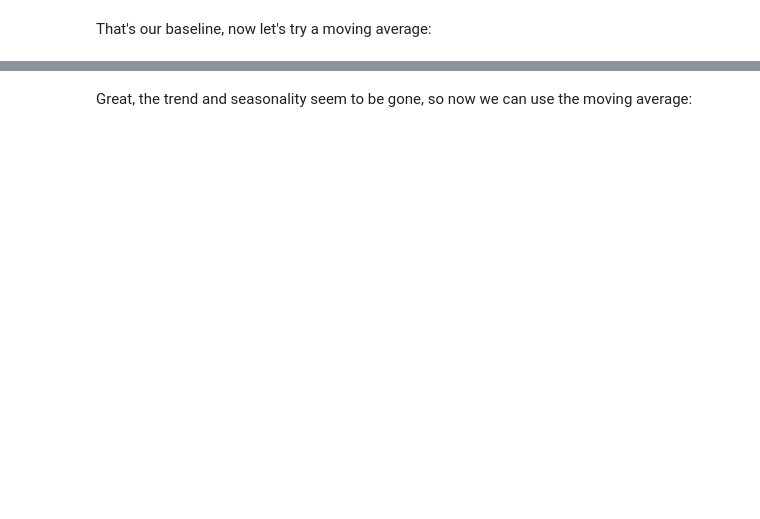
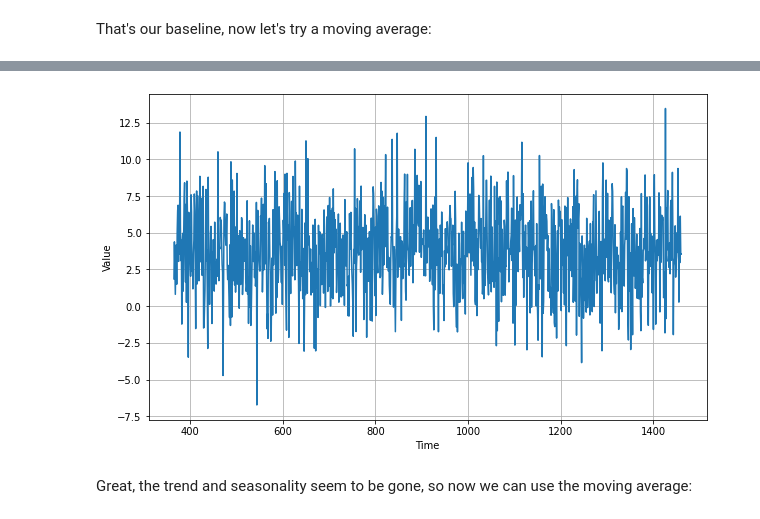
Before and after one commit to AlchemyGeek/Coursera-Tensorflow, a Jupyter notebook: SEQ-Week1-Exercise.ipynb, the cells around one changed output, grey strips where cells are left out. Cells and saved outputs as stored; diff of their text form; code cells hidden in the pictures; blank space fills up the shorter version.

```diff
--- a/SEQ-Week1-Exercise.ipynb
+++ b/SEQ-Week1-Exercise.ipynb
@@ -142,12 +164,14 @@ print(# YOUR CODE HERE)
 # %%
-diff_series = (# YOUR CODE HERE)
-diff_time = # YOUR CODE HERE
+diff_series = (series[365:] - series[:-365])
+diff_time = time[365:]
 
 plt.figure(figsize=(10, 6))
 plot_series(diff_time, diff_series)
 plt.show()
 
 # EXPECETED OUTPUT: CHart with diffs
+# %% [output]
+[figure, added]
 # %% [markdown]
 Great, the trend and seasonality seem to be gone, so now we can use the moving average:
 # %%
```
Also changed, not shown: parts of 16 cells of this notebook.
